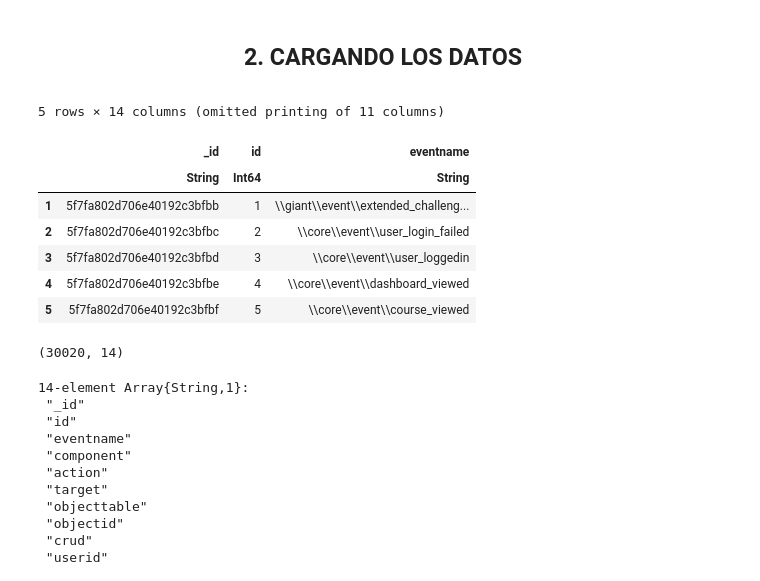
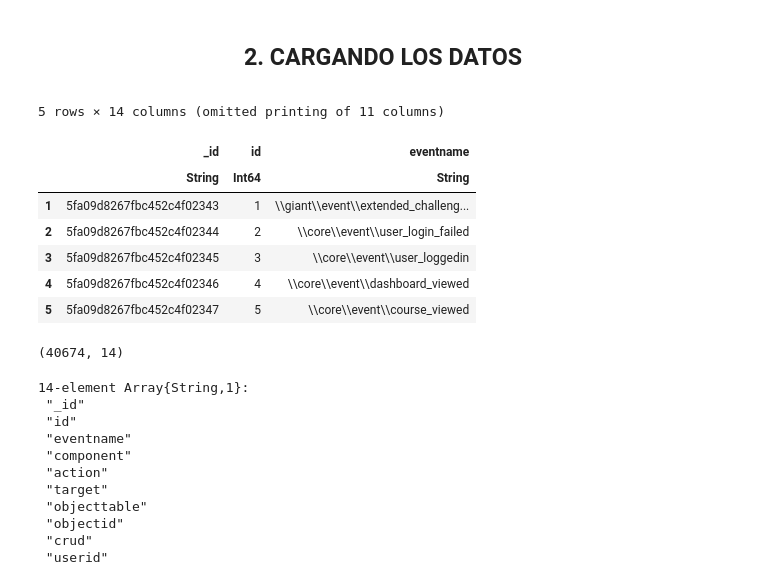
Before and after one commit to JohnFlorez25/giant_data_module, a Jupyter notebook: docs/visualization_data_giant.ipynb, the cells around one changed output. Cells and saved outputs as stored; diff of their text form; code cells hidden in the pictures.

```diff
--- a/docs/visualization_data_giant.ipynb
+++ b/docs/visualization_data_giant.ipynb
@@ -51,22 +51,22 @@ Plots.GRBackend()
 </div>
 # %%
 # Se van a leer los datos usando un Archivo tipo CSV y lo vamos a convertir en un DataFrame
-eventsDataFrame = DataFrame(CSV.File("events_data_09_10_2020.csv"))
+eventsDataFrame = DataFrame(CSV.File("../data/events_30_10_2020.csv"))
 first(eventsDataFrame,5)
 # %% [output]
 5 rows × 14 columns (omitted printing of 11 columns)
 |  | _id | id | eventname |
 |  | String | Int64 | String |
-| 1 | 5f7fa802d706e40192c3bfbb | 1 | \\giant\\event\\extended_challeng... |
-| 2 | 5f7fa802d706e40192c3bfbc | 2 | \\core\\event\\user_login_failed |
-| 3 | 5f7fa802d706e40192c3bfbd | 3 | \\core\\event\\user_loggedin |
-| 4 | 5f7fa802d706e40192c3bfbe | 4 | \\core\\event\\dashboard_viewed |
-| 5 | 5f7fa802d706e40192c3bfbf | 5 | \\core\\event\\course_viewed |
+| 1 | 5fa09d8267fbc452c4f02343 | 1 | \\giant\\event\\extended_challeng... |
+| 2 | 5fa09d8267fbc452c4f02344 | 2 | \\core\\event\\user_login_failed |
+| 3 | 5fa09d8267fbc452c4f02345 | 3 | \\core\\event\\user_loggedin |
+| 4 | 5fa09d8267fbc452c4f02346 | 4 | \\core\\event\\dashboard_viewed |
+| 5 | 5fa09d8267fbc452c4f02347 | 5 | \\core\\event\\course_viewed |
 # %%
 #Resumen del marco de los datos
 println(size(eventsDataFrame))
 # %% [output]
-(30020, 14)
+(40674, 14)
 # %%
 #Observado los nombres de las columnas
 names(eventsDataFrame)
```
Also changed, not shown: parts of 46 cells of this notebook, 2 other files.
